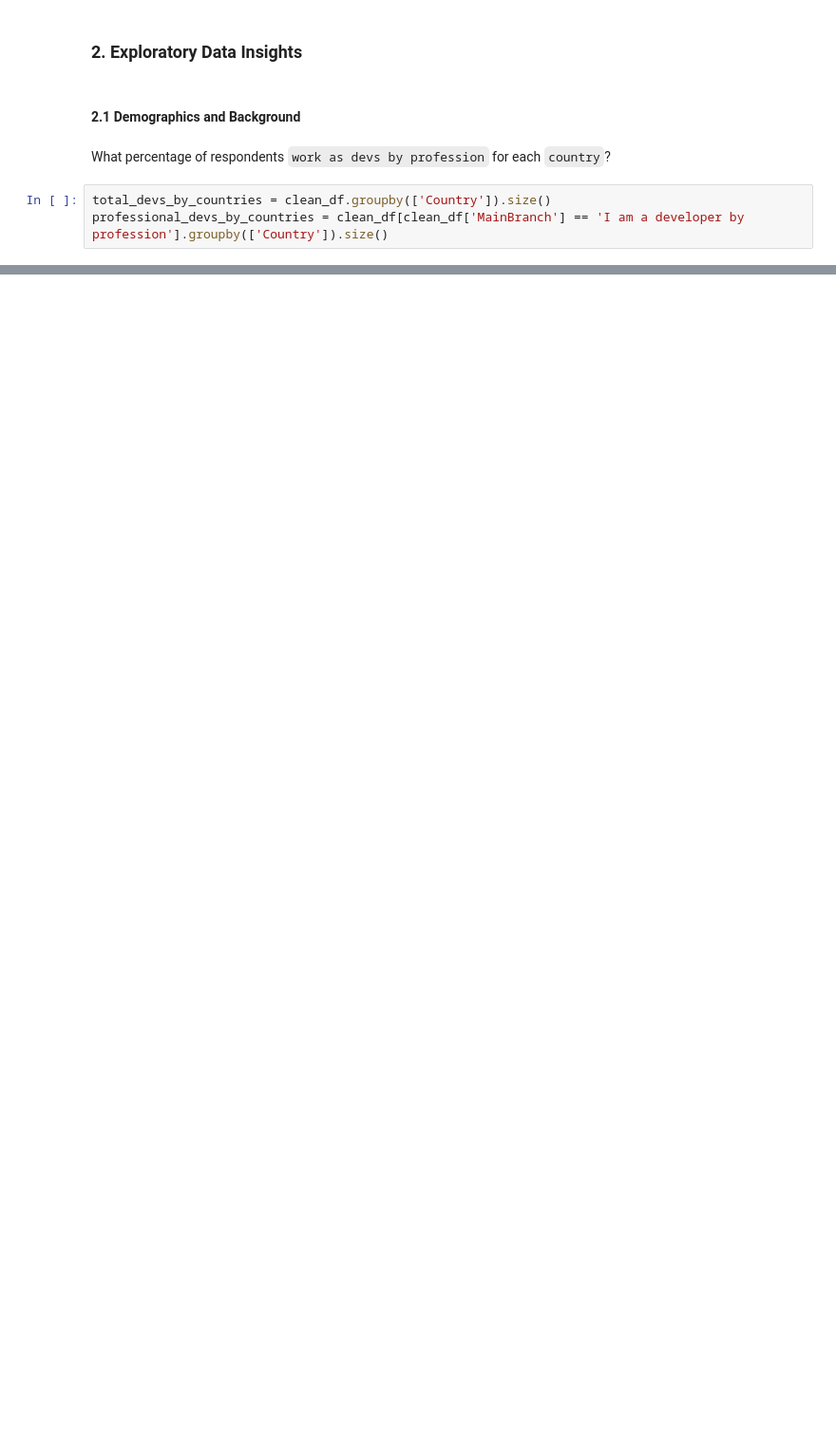
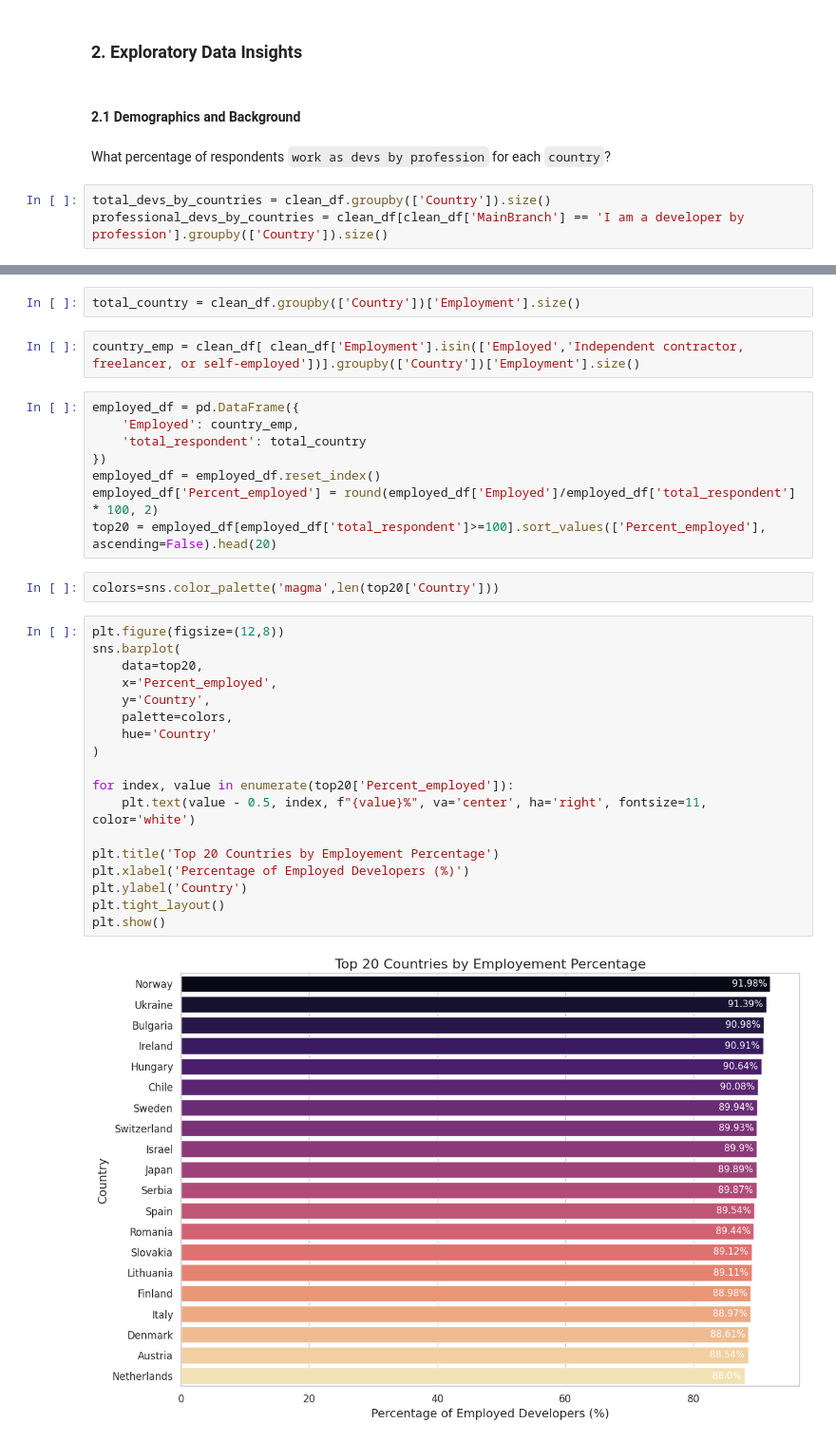
Before and after one commit to Rishabh-Verma-thc/StackOverflow2025-EDA, a Jupyter notebook: notebooks/SO_2025-EDA-insights.ipynb, the cells around one changed output, grey strips where cells are left out. Shown at 95% size. Saved outputs shown, nothing was run; the diff lists cells and outputs as text; blank space fills up the shorter version.

```diff
--- a/notebooks/SO_2025-EDA-insights.ipynb
+++ b/notebooks/SO_2025-EDA-insights.ipynb
@@ -86,0 +143,34 @@ Name: proportion, dtype: float64
+# %%
+total_country = clean_df.groupby(['Country'])['Employment'].size()
+# %%
+country_emp = clean_df[ clean_df['Employment'].isin(['Employed','Independent contractor, freelancer, or self-employed'])].groupby(['Country'])['Employment'].size()
+# %%
+employed_df = pd.DataFrame({
+    'Employed': country_emp,
+    'total_respondent': total_country
+})
+employed_df = employed_df.reset_index()
+employed_df['Percent_employed'] = round(employed_df['Employed']/employed_df['total_respondent'] * 100, 2)
+top20 = employed_df[employed_df['total_respondent']>=100].sort_values(['Percent_employed'], ascending=False).head(20)
+# %%
+colors=sns.color_palette('magma',len(top20['Country']))
+# %%
+plt.figure(figsize=(12,8))
+sns.barplot(
+    data=top20,
+    x='Percent_employed',
+    y='Country',
+    palette=colors,
+    hue='Country'
+)
+
+for index, value in enumerate(top20['Percent_employed']):
+    plt.text(value - 0.5, index, f"{value}%", va='center', ha='right', fontsize=11, color='white')
+
+plt.title('Top 20 Countries by Employement Percentage')
+plt.xlabel('Percentage of Employed Developers (%)')
+plt.ylabel('Country')
+plt.tight_layout()
+plt.show()
+# %% [output]
+[figure, added]
```
Also changed, not shown: parts of 46 cells of this notebook.
